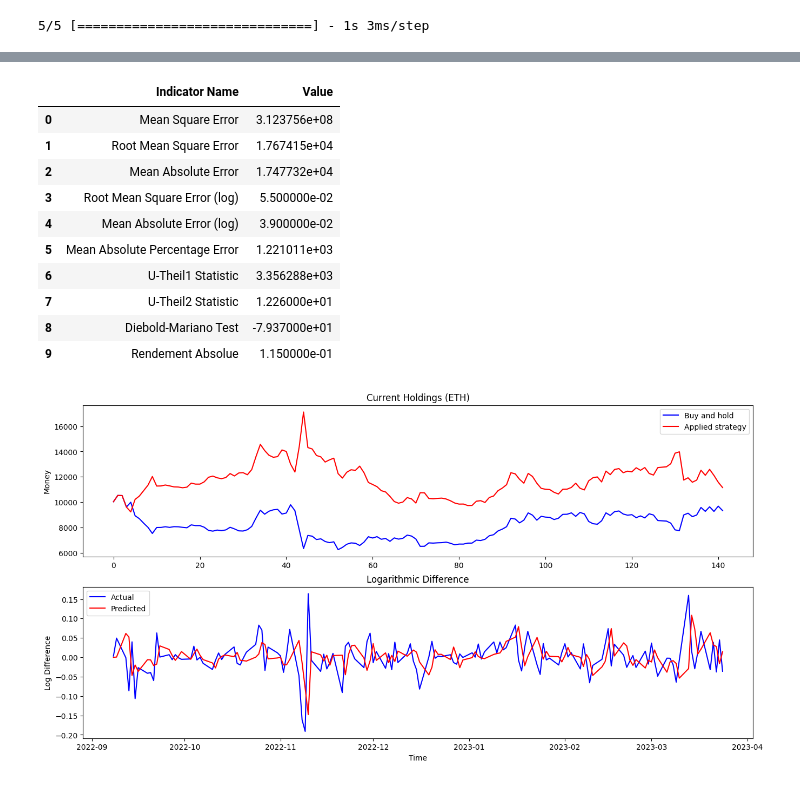
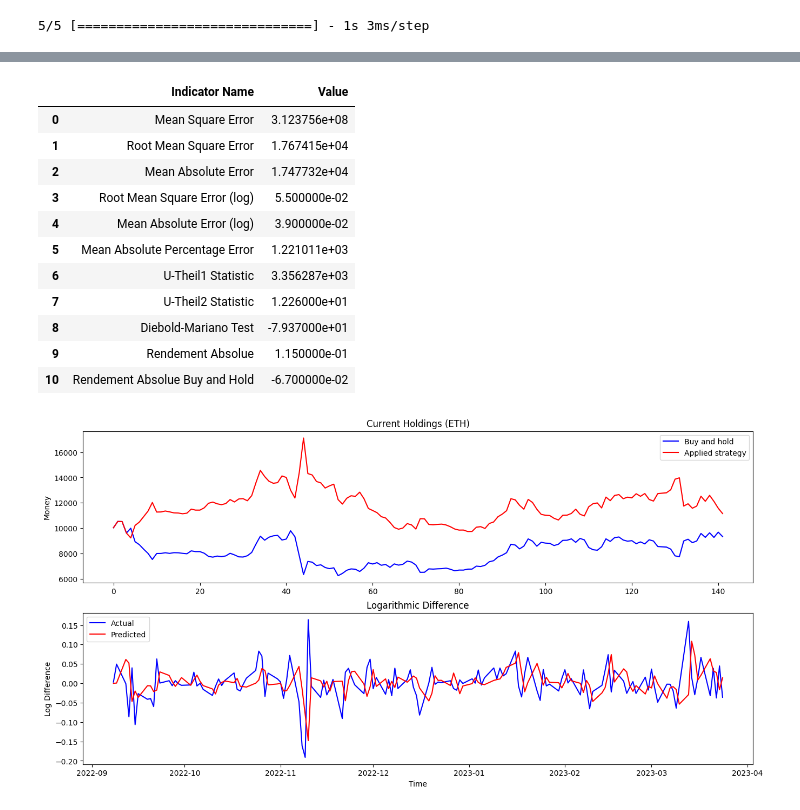
Before and after one commit to CodyAdam/datachallenge2024, a Jupyter notebook: src/models/ETH.ipynb, the cells around one changed output, grey strips where cells are left out. Saved outputs shown, nothing was run; the diff lists cells and outputs as text; code cells hidden in the pictures.

```diff
--- a/src/models/ETH.ipynb
+++ b/src/models/ETH.ipynb
@@ -309,39 +309,42 @@ mean_diff = np.mean(error_diff)
 var_diff = np.var(error_diff)
 
 # Number of observations
 n = len(error_diff)
 
 # Calculate DM test statistic
 dm_stat = mean_diff / np.sqrt(var_diff / n)
 
 absolute_rendement = money_evolution[-1] / 10000 - 1
 
+absolute_rendement_buy_and_hold = money_evolution_buy_and_hold[-1] / 10000 - 1
+
 
 data = {
     'Indicator Name': ['Mean Square Error','Root Mean Square Error', 'Mean Absolute Error','Root Mean Square Error (log)', 'Mean Absolute Error (log)', 'Mean Absolute Percentage Error',
-                       'U-Theil1 Statistic', 'U-Theil2 Statistic', 'Diebold-Mariano Test', 'Rendement Absolue'],
-    'Value': [mse, rmse, mae, rmse_log, mae_log, mape, u_theil1, u_theil2, dm_stat, absolute_rendement]
+                       'U-Theil1 Statistic', 'U-Theil2 Statistic', 'Diebold-Mariano Test', 'Rendement Absolue', 'Rendement Absolue Buy and Hold'],
+    'Value': [mse, rmse, mae, rmse_log, mae_log, mape, u_theil1, u_theil2, dm_stat, absolute_rendement, absolute_rendement_buy_and_hold]
 }
 
 table = pd.DataFrame(data)
 table['Value'] = table['Value'].apply(lambda x: round(x, 3))
 
 
 output_path = os.path.join(os.getcwd(), '../../data/output', "performance_"+CLOSE+".xlsx")
 table.to_excel(output_path, index=False)
 table
 # %% [output]
 |  | Indicator Name | Value |
 | 0 | Mean Square Error | 3.123756e+08 |
 | 1 | Root Mean Square Error | 1.767415e+04 |
 | 2 | Mean Absolute Error | 1.747732e+04 |
 | 3 | Root Mean Square Error (log) | 5.500000e-02 |
 | 4 | Mean Absolute Error (log) | 3.900000e-02 |
 | 5 | Mean Absolute Percentage Error | 1.221011e+03 |
-| 6 | U-Theil1 Statistic | 3.356288e+03 |
+| 6 | U-Theil1 Statistic | 3.356287e+03 |
 | 7 | U-Theil2 Statistic | 1.226000e+01 |
 | 8 | Diebold-Mariano Test | -7.937000e+01 |
 | 9 | Rendement Absolue | 1.150000e-01 |
+| 10 | Rendement Absolue Buy and Hold | -6.700000e-02 |
 # %%
 plt.figure(figsize=(16, 8))
 plt.subplot(2, 1, 1)
```
Also changed, not shown: parts of 5 cells of this notebook, 3 other files.
